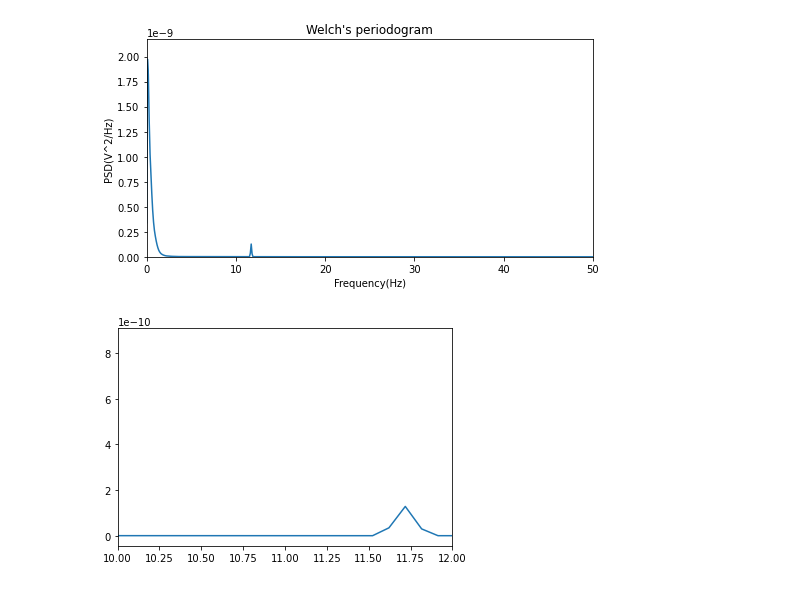
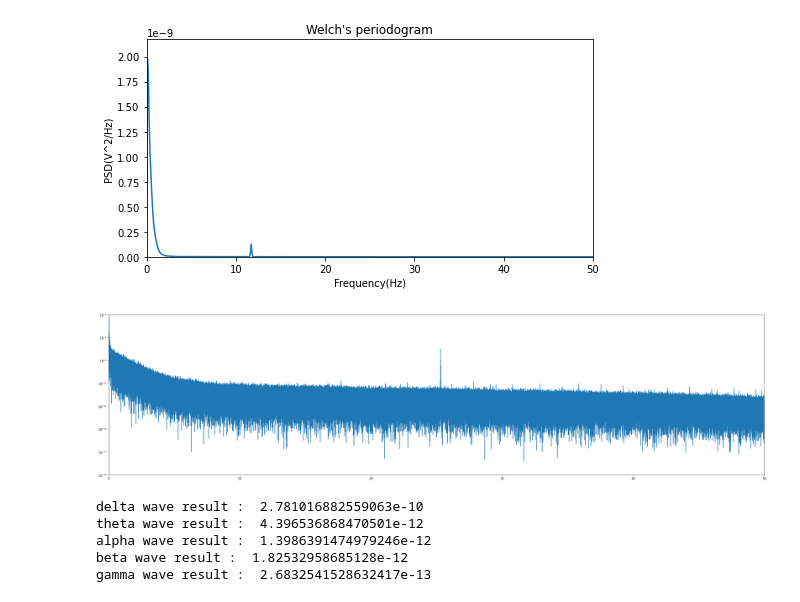
Before and after one commit to juhojang/EEG_preprocessing, a Jupyter notebook: Untitled-1.ipynb, the cells around one changed output. Cells and saved outputs as stored; diff of their text form; code cells hidden in the pictures.

```diff
--- a/Untitled-1.ipynb
+++ b/Untitled-1.ipynb
@@ -33,11 +33,11 @@ plt.show()
 # %%
 win=sf*4
 fs = 100
-x=x.reshape(1,-1)
+x=x.reshape(-1,)
 freqs,psd=signal.welch(x,fs,nperseg=win)
 
 
-psd=psd.reshape(-1,1)
+psd=psd.reshape(-1,)
 
 plt.figure(figsize=(8,4))
 plt.plot(freqs,psd)
@@ -49,13 +49,29 @@ plt.xlim([0,freqs.max()])
 plt.show()
 # %% [output]
 [figure]
-# %%
-low, high=0.5,4
-
-delta=np.logical_and(freqs>=low,freqs<=high)
-
-plt.plot(freqs,psd)
-plt.xlim([10,12])
-plt.show()
-# %% [output]
-[figure, removed]
+# %%
+f,s=signal.periodogram(x,fs=216,scaling='density')
+plt.figure(figsize=(40,10))
+plt.semilogy(f,s)
+plt.xlim(0,50)
+plt.ylim(1e-19,1e-5)
+plt.show()
+# %% [output]
+[figure, added]
+# %%
+def integral(a,b):
+    mask=((f>a) & (f<b))
+    s_new=s[mask]
+    return s_new.sum()/s_new.shape[0]
+
+print('delta wave result : ',integral(0.2,3.99))
+print('theta wave result : ',integral(4,7.99))
+print('alpha wave result : ',integral(8,12.99))
+print('beta wave result : ',integral(13,30))
+print('gamma wave result : ',integral(30,50))
+# %% [output]
+delta wave result :  2.781016882559063e-10
+theta wave result :  4.396536868470501e-12
+alpha wave result :  1.3986391474979246e-12
+beta wave result :  1.82532958685128e-12
+gamma wave result :  2.6832541528632417e-13
```
